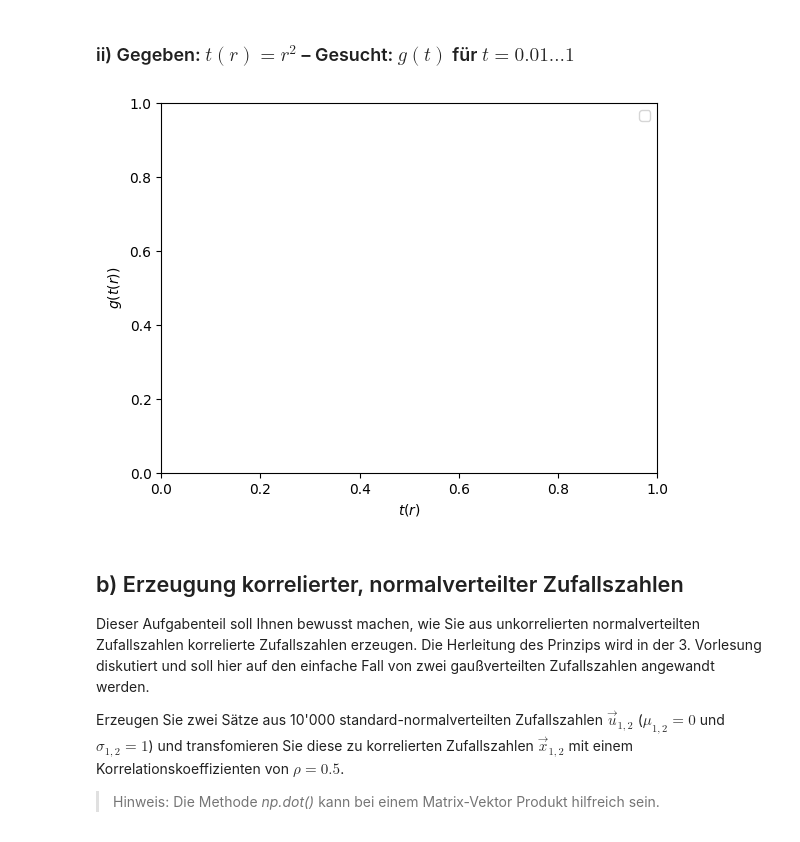
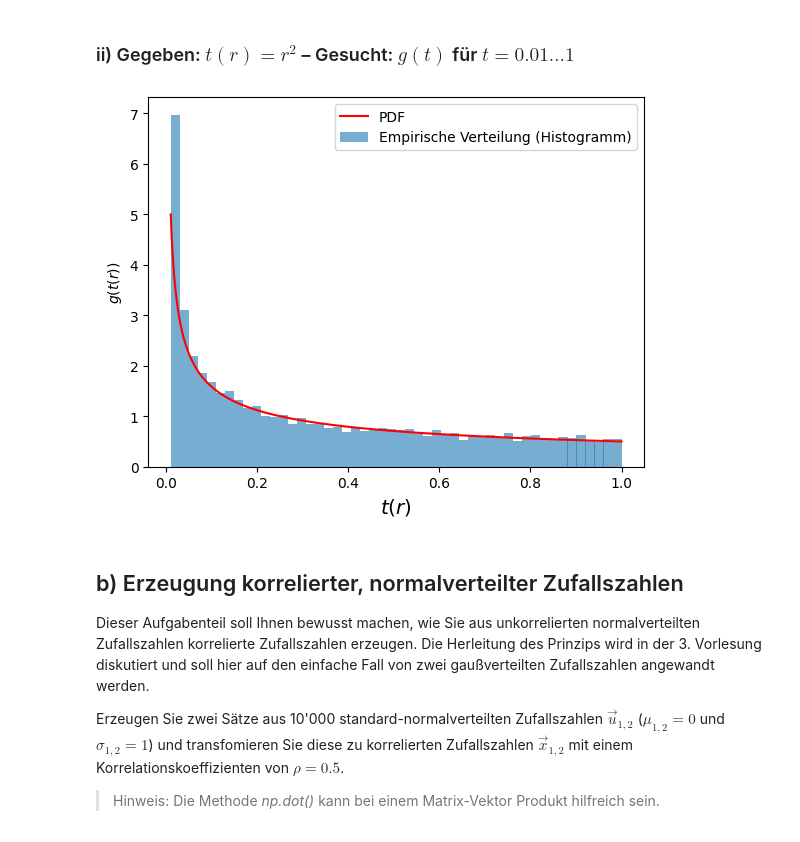
Before and after one commit to AlFa-Tier/Uni_codes, a Jupyter notebook: Stat. Datenauswertung/AufgabenBlätter/Blatt02.ipynb, the cells around one changed output. Saved outputs shown, nothing was run; the diff lists cells and outputs as text; code cells hidden in the pictures.

```diff
--- a/Stat. Datenauswertung/AufgabenBlätter/Blatt02.ipynb
+++ b/Stat. Datenauswertung/AufgabenBlätter/Blatt02.ipynb
@@ -174,23 +190,38 @@ plt.show()
 # %% [markdown]
 ### ii) Gegeben: $t(r)=r^2$ – Gesucht: $g(t)$ für $t=0.01\dots 1$
-# %%
-# generate histogramm entries
-
-
-# compute PDF
-
-
-# plot histogramm and pdf
-
-
-# make plot nice
-plt.xlabel('$t(r)$')
-plt.ylabel('$g(t(r))$')
-plt.legend(loc='upper right')
-
-plt.show()
-# %% [output]
-[figure, removed]
+# %%
+samples = 10000
+up, down = 1, 0.01
+
+# generate histogramm entries
+r = np.random.uniform(0,1,samples)
+
+def G(t):
+    return 1/(2*np.sqrt(t))
+
+# compute PDF
+def r_to_t(r):
+    return np.pow(r,2)
+
+t_values = r_to_t(r)
+
+t_vals = np.linspace(0.01, 1, 500)
+g_vals = G(t_vals)
+
+# plot histogramm and pdf
+hist_t, bins_t = np.histogram(t_values, bins=50, density=True)
+bin_centers_trans = 0.5 * (bins_trans[1:] + bins_trans[:-1])
+plt.bar(bin_centers_trans, hist_t, width=np.diff(bins_t), alpha=0.6, label="Empirische Verteilung (Histogramm)")
+plt.plot(t_vals,g,'r-', label='PDF')
+
+# make plot nice
+plt.xlabel('$t(r)$', fontsize='x-large')
+plt.ylabel('$g(t(r))$')
+plt.legend(loc='upper right')
+
+plt.show()
+# %% [output]
+[figure, added]
 # %% [markdown]
 ## b) Erzeugung korrelierter, normalverteilter Zufallszahlen
 Dieser Aufgabenteil soll Ihnen bewusst machen, wie Sie aus unkorrelierten normalverteilten Zufallszahlen korrelierte Zufallszahlen erzeugen. Die Herleitung des Prinzips wird in der 3. Vorlesung diskutiert und soll hier auf den einfache Fall von zwei
```
Also changed, not shown: parts of 8 cells of this notebook, 1 other file.
